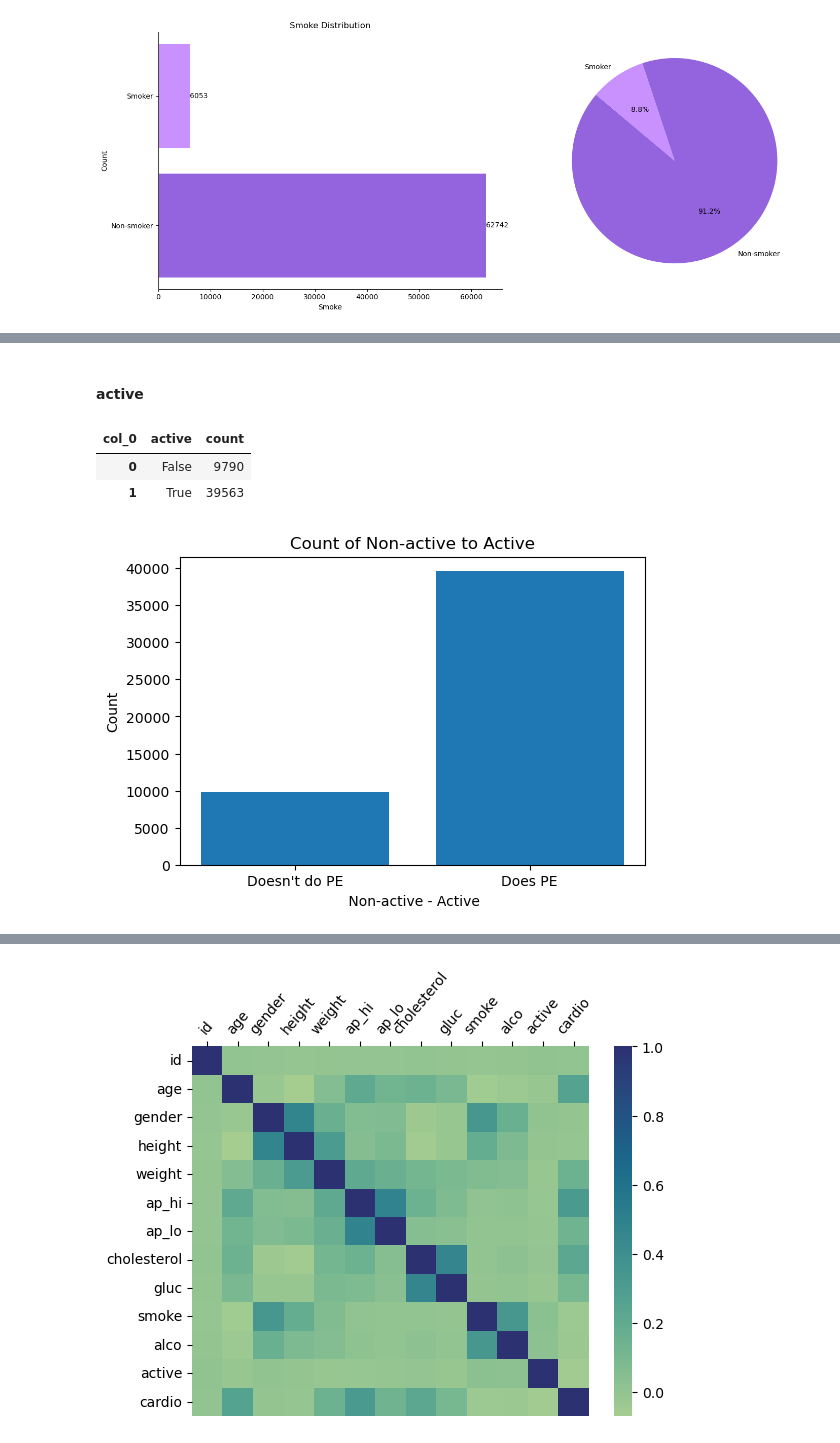
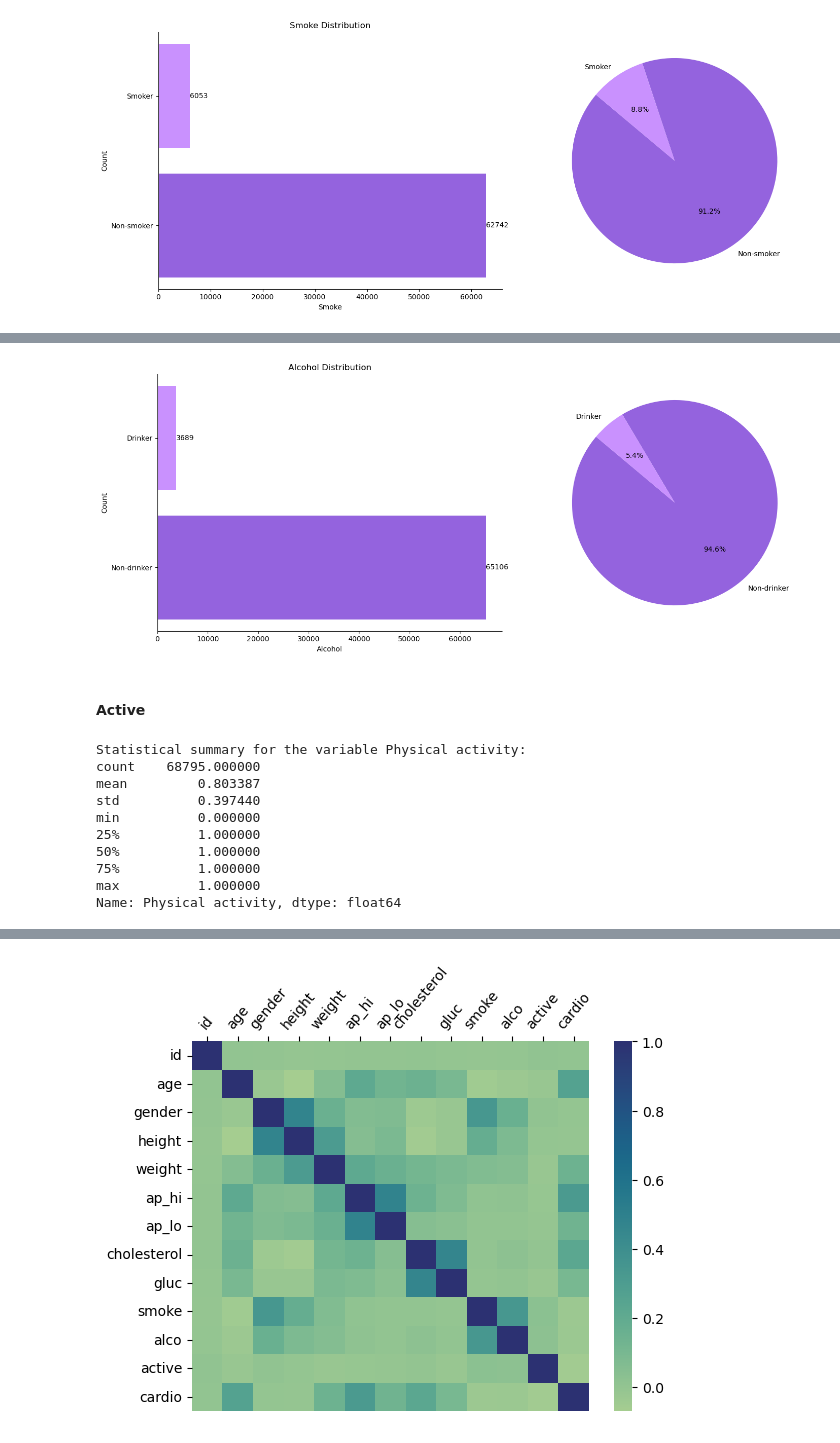
Before and after one commit to AbdullahBera/heart-attack-analysis, a Jupyter notebook: analysis.ipynb, the cells around one changed output, grey strips where cells are left out. Cells and saved outputs as stored; diff of their text form; code cells hidden in the pictures.

```diff
--- a/analysis.ipynb
+++ b/analysis.ipynb
@@ -926,9 +955,6 @@ plt.show()
+# %%
+bar_donut_chart("Alcohol")
+# %% [output]
+[figure, added]
 # %% [markdown]
-#### active
+#### Active
-# %%
-tab = pd.crosstab(index=adjusted_df['active'], columns='count').reset_index()
-tab
-# %% [output]
-| col_0 | active | count |
-| 0 | False | 9790 |
-| 1 | True | 39563 |
@@ -938,15 +961,13 @@ y = tab['count']
-# %%
-fig, ax = plt.subplots(figsize = (6,4))
-
-ax.bar(x, y)
-
-ax.set_xticks([0,1])
-ax.set_xticklabels(["Doesn't do PE", "Does PE"])
-ax.set_xlabel(" Non-active - Active")
-ax.set_ylabel("Count")
-
-ax.set_title("Count of Non-active to Active")
-
-plt.show()
-# %% [output]
-[figure, removed]
+# %%
+statistical_summary("Physical activity")
+# %% [output]
+Statistical summary for the variable Physical activity:
+count    68795.000000
+mean         0.803387
+std          0.397440
+min          0.000000
+25%          1.000000
+50%          1.000000
+75%          1.000000
+max          1.000000
+Name: Physical activity, dtype: float64
```
Also changed, not shown: parts of 33 cells of this notebook.
